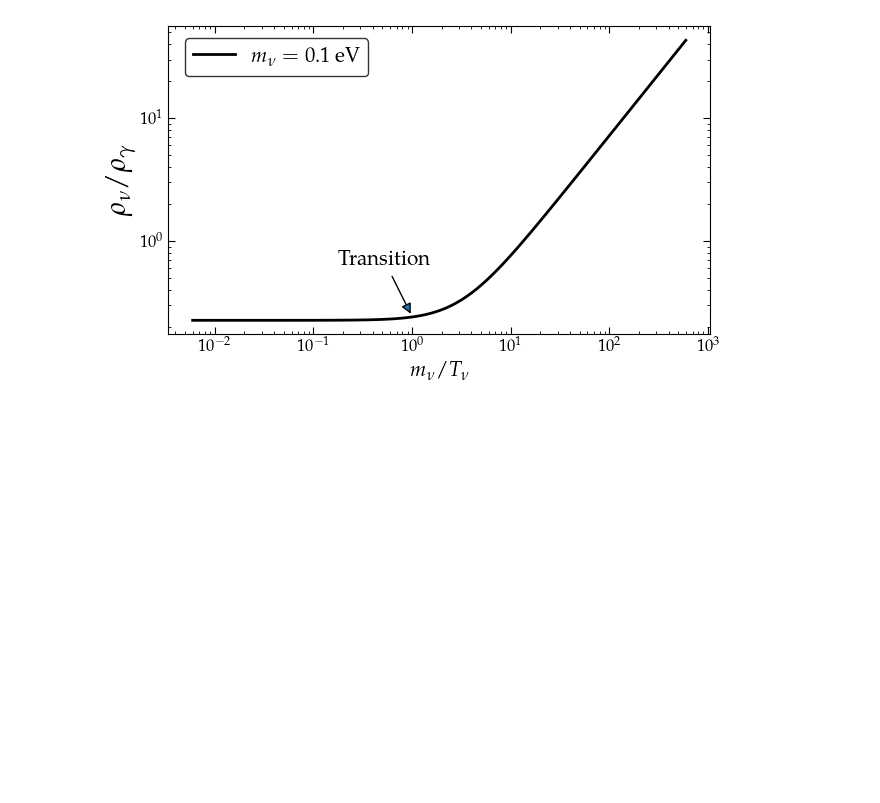
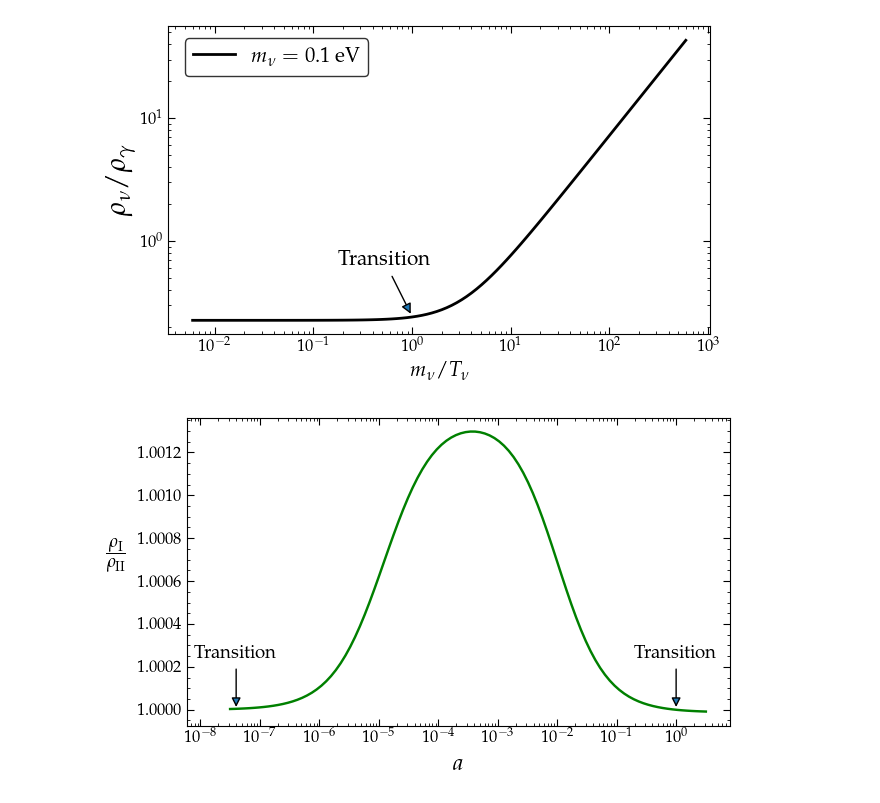
Before and after one commit to Baijayanta21/Solution_Manual_Modern_Cosmology, a Jupyter notebook: Chapter2/Chapter2.ipynb, the cells around one changed output. Drawn from its saved outputs; the diff is of its cells as text; code cells hidden in the pictures; blank space fills up the shorter version.

```diff
--- a/Chapter2/Chapter2.ipynb
+++ b/Chapter2/Chapter2.ipynb
@@ -639,7 +639,7 @@ def rho_gamma(a, T0 = 2.7255 * u.K):
 def rho_nu(a, m_nu = 0.0 * u.eV, T0 = 2.7255 * u.K):
     r'''
     Given the present day CMB temperature :math:`T_0`, it computes energy density corresponding to a single geneation neutrino
-    of mass :math:`m_{\nu_i}` and temperature :math:`T_{\nu}` at given scale factor as :
+    of mass :math:`m_{\nu}` and temperature :math:`T_{\nu}` at given scale factor as :
 
     .. math::
 
@@ -701,3 +701,10 @@ plt.savefig("./figs/neutrino.pdf", dpi = 700, transparent = True, bbox_inches =
 plt.show()
 # %% [output]
 [figure]
+# %%
+H0 = 67.7 * u.km / u.s / u.Mpc # Hubble parameter at present
+
+from astropy.constants import G
+
+# critical density in eV^4 units
+rho_cr = ((3*H0**2/(8*np.pi*G)).decompose()).to(u.eV**4, equivalencies = natural_density)
@@ -703,0 +753,37 @@ plt.show()
+# %%
+T0 = 2.726 * u.K   # CMB temperature at present in kelvin units
+
+# scale factor array
+a = np.logspace(-7.5, 0.5, num = 100)
+
+# *************************************************************
+# Case I
+m_nu1 = 0.0  * u.eV # mass of the neutrino in eV units
+
+# total energy density at different scale factors
+rho1 = u.Quantity([rho_tot(ai, m_nu1, T0) for ai in a])
+
+# *************************************************************
+# Case II
+m_nu2 = 0.06  * u.eV # mass of the neutrino in eV units
+
+# total energy density at different scale factors
+rho2 = u.Quantity([rho_tot(ai, m_nu2, T0) for ai in a])
+# *************************************************************
+# %%
+fig = plt.figure(figsize = (7, 4))
+plt.plot(a, rho1/rho2, 'g', lw = 1.75)
+plt.xlabel(r'$a$', fontsize = 17)
+plt.ylabel(r'$\frac{\rho_{\rm I}}{\rho_{\rm II}}$', fontsize = 17, rotation = 0, labelpad = 15)
+
+plt.xscale('log')
+
+# annotate the transition points
+plt.annotate(r'Transition', xy = (4e-8, 1), xytext=(0, 40), textcoords = 'offset points', arrowprops = dict(arrowstyle = '-|>'), fontsize = 13.5, ha = 'center', va = 'center')
+plt.annotate(r'Transition', xy = (1, 1)   , xytext=(0, 40), textcoords = 'offset points', arrowprops = dict(arrowstyle = '-|>'), fontsize = 13.5, ha = 'center', va = 'center')
+
+plt.xlim(6e-9)
+plt.savefig("./figs/prob13.pdf", dpi = 700, transparent = True, bbox_inches = "tight", pad_inches = 0.1)
+plt.show()
+# %% [output]
+[figure, added]
```
Also changed, not shown: parts of 2 cells of this notebook.
